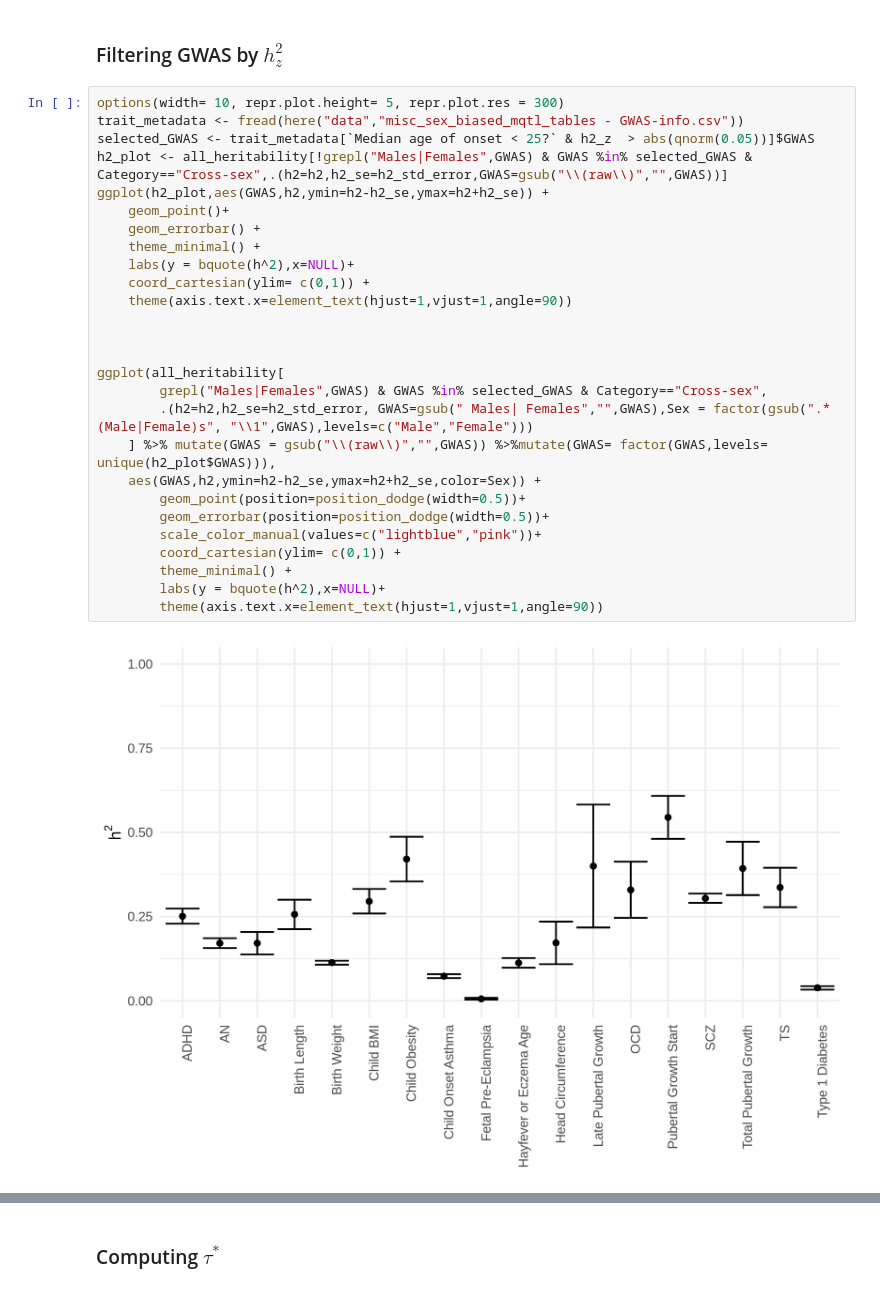
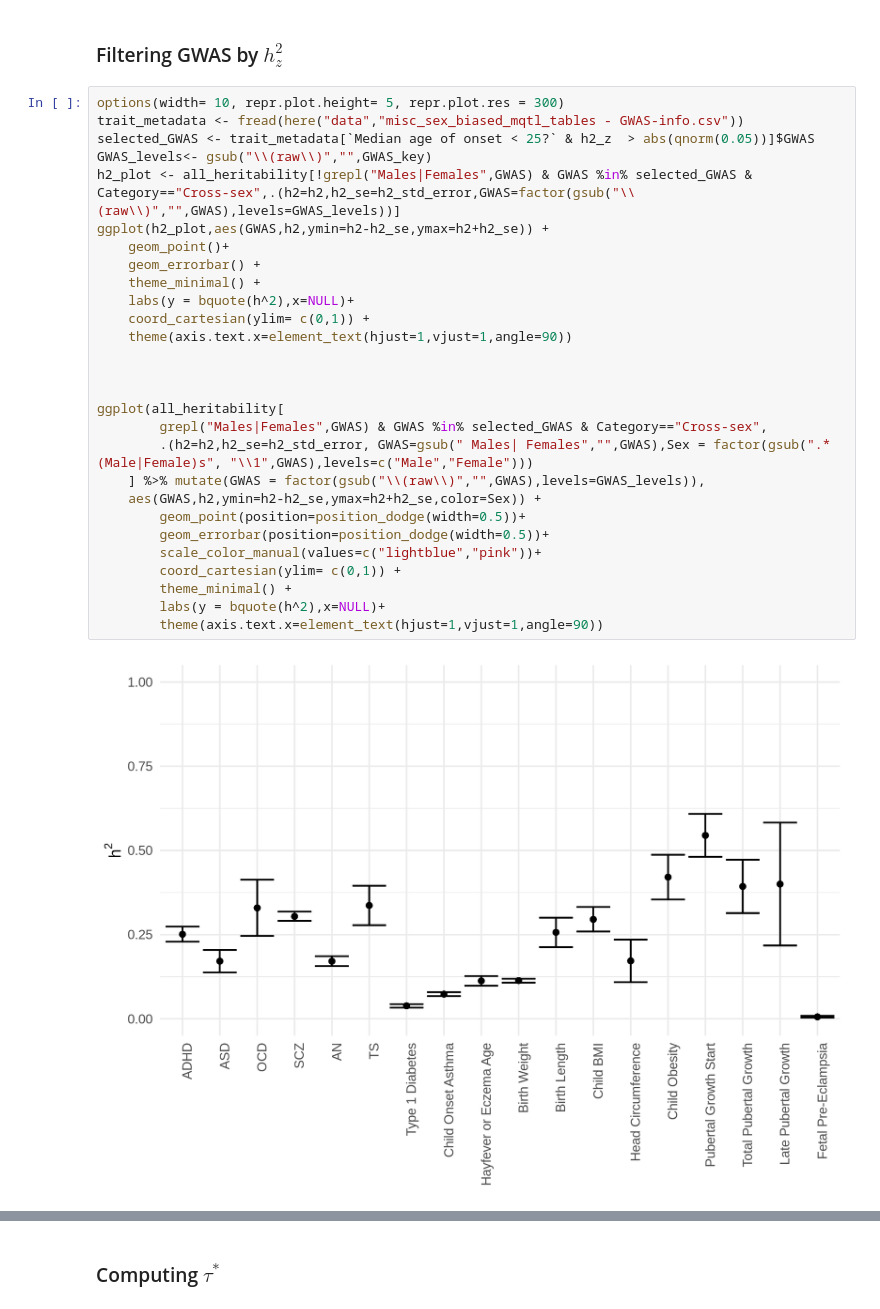
Before and after one commit to wilcas/sex_specific_mQTL, a Jupyter notebook: delahaye_mQTL_analyses/top_cpg_ldsc_analysis.ipynb, the cells around one changed output, grey strips where cells are left out. Cells and saved outputs as stored; diff of their text form.

```diff
--- a/delahaye_mQTL_analyses/top_cpg_ldsc_analysis.ipynb
+++ b/delahaye_mQTL_analyses/top_cpg_ldsc_analysis.ipynb
@@ -194,29 +194,30 @@ all_heritability <- all_heritability %>% mutate(
 # %%
 options(width= 10, repr.plot.height= 5, repr.plot.res = 300)
 trait_metadata <- fread(here("data","misc_sex_biased_mqtl_tables - GWAS-info.csv"))
 selected_GWAS <- trait_metadata[`Median age of onset < 25?` & h2_z  > abs(qnorm(0.05))]$GWAS
-h2_plot <- all_heritability[!grepl("Males|Females",GWAS) & GWAS %in% selected_GWAS & Category=="Cross-sex",.(h2=h2,h2_se=h2_std_error,GWAS=gsub("\\(raw\\)","",GWAS))]
+GWAS_levels<- gsub("\\(raw\\)","",GWAS_key)
+h2_plot <- all_heritability[!grepl("Males|Females",GWAS) & GWAS %in% selected_GWAS & Category=="Cross-sex",.(h2=h2,h2_se=h2_std_error,GWAS=factor(gsub("\\(raw\\)","",GWAS),levels=GWAS_levels))]
 ggplot(h2_plot,aes(GWAS,h2,ymin=h2-h2_se,ymax=h2+h2_se)) +
     geom_point()+
     geom_errorbar() +
     theme_minimal() +
     labs(y = bquote(h^2),x=NULL)+
     coord_cartesian(ylim= c(0,1)) +
     theme(axis.text.x=element_text(hjust=1,vjust=1,angle=90))
 
 
 
 ggplot(all_heritability[
         grepl("Males|Females",GWAS) & GWAS %in% selected_GWAS & Category=="Cross-sex",
         .(h2=h2,h2_se=h2_std_error, GWAS=gsub(" Males| Females","",GWAS),Sex = factor(gsub(".* (Male|Female)s", "\\1",GWAS),levels=c("Male","Female")))
-    ] %>% mutate(GWAS = gsub("\\(raw\\)","",GWAS)) %>%mutate(GWAS= factor(GWAS,levels= unique(h2_plot$GWAS))),
+    ] %>% mutate(GWAS = factor(gsub("\\(raw\\)","",GWAS),levels=GWAS_levels)),
     aes(GWAS,h2,ymin=h2-h2_se,ymax=h2+h2_se,color=Sex)) +
         geom_point(position=position_dodge(width=0.5))+
         geom_errorbar(position=position_dodge(width=0.5))+
         scale_color_manual(values=c("lightblue","pink"))+
         coord_cartesian(ylim= c(0,1)) +
         theme_minimal() +
         labs(y = bquote(h^2),x=NULL)+
         theme(axis.text.x=element_text(hjust=1,vjust=1,angle=90))
 # %% [output]
-[figure, old version]
+[figure, new version]
```
Also changed, not shown: parts of 2 cells of this notebook, 1 other file.
